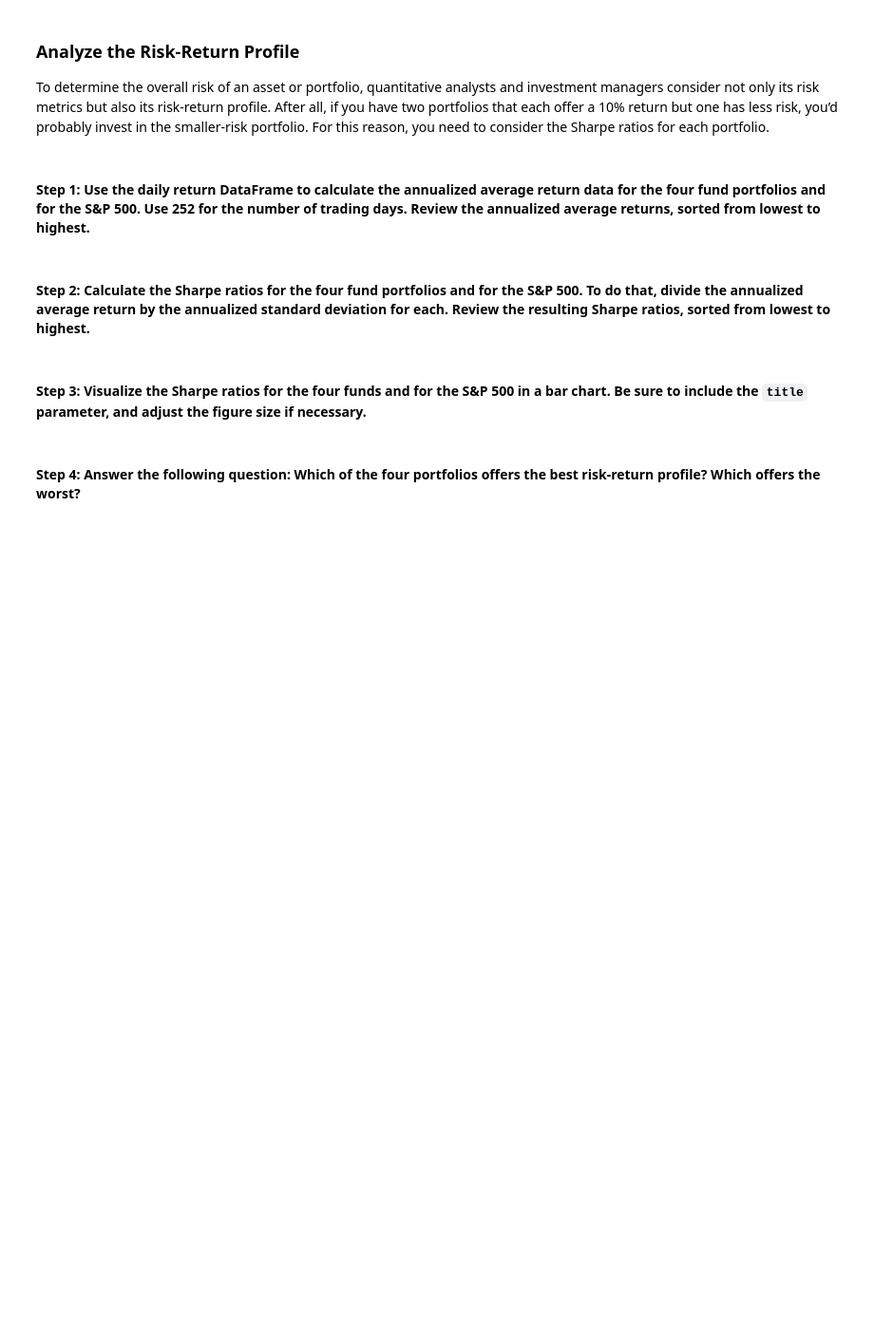
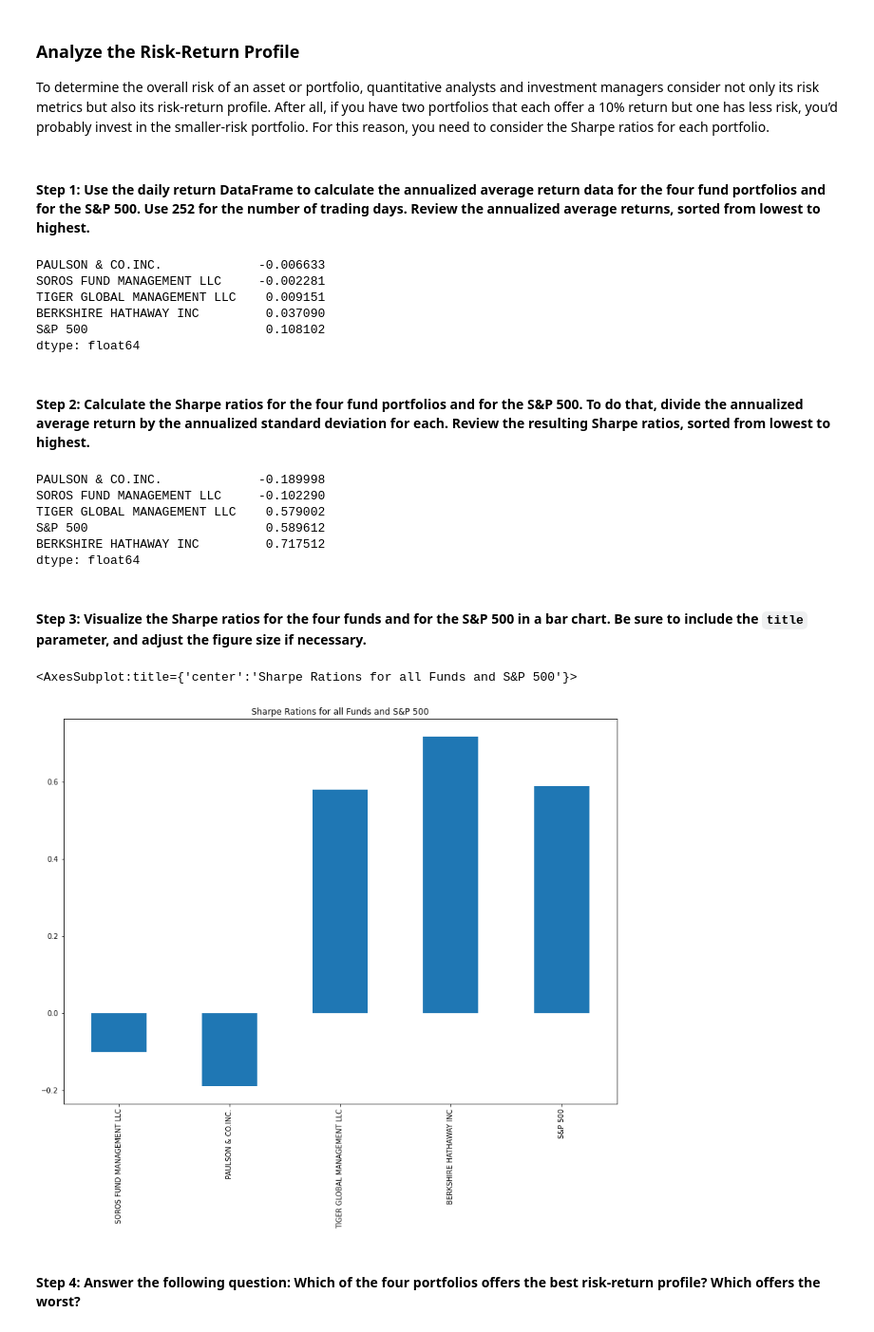
Before and after one commit to jblidell/Challenge_4, a Jupyter notebook: Starter_Code/risk_return_analysis.ipynb, the cells around one changed output. Shown at 95% size. Drawn from its saved outputs; the diff is of its cells as text; code cells hidden in the pictures; blank space fills up the shorter version.

```diff
--- a/Starter_Code/risk_return_analysis.ipynb
+++ b/Starter_Code/risk_return_analysis.ipynb
@@ -309,19 +335,38 @@ To determine the overall risk of an asset or portfolio, quantitative analysts an
 # Calculate the annual average return data for the for fund portfolios and the S&P 500
 # Use 252 as the number of trading days in the year
 # Review the annual average returns sorted from lowest to highest
-# YOUR CODE HERE
+whale_annual_returns = whale_df_daily.mean() * 252
+whale_annual_returns.sort_values()
+# %% [output]
+PAULSON & CO.INC.             -0.006633
+SOROS FUND MANAGEMENT LLC     -0.002281
+TIGER GLOBAL MANAGEMENT LLC    0.009151
+BERKSHIRE HATHAWAY INC         0.037090
+S&P 500                        0.108102
+dtype: float64
 # %% [markdown]
 #### Step 2: Calculate the Sharpe ratios for the four fund portfolios and for the S&P 500. To do that, divide the annualized average return by the annualized standard deviation for each. Review the resulting Sharpe ratios, sorted from lowest to highest.
 # %%
 # Calculate the annualized Sharpe Ratios for each of the 4 portfolios and the S&P 500.
 # Review the Sharpe ratios sorted lowest to highest
-# YOUR CODE HERE
+whales_SR = whale_annual_returns / annualized_sd
+whales_SR.sort_values()
+# %% [output]
+PAULSON & CO.INC.             -0.189998
+SOROS FUND MANAGEMENT LLC     -0.102290
+TIGER GLOBAL MANAGEMENT LLC    0.579002
+S&P 500                        0.589612
+BERKSHIRE HATHAWAY INC         0.717512
+dtype: float64
 # %% [markdown]
 #### Step 3: Visualize the Sharpe ratios for the four funds and for the S&P 500 in a bar chart. Be sure to include the `title` parameter, and adjust the figure size if necessary.
 # %%
 # Visualize the Sharpe ratios as a bar chart
 # Include a title parameter and adjust the figure size
-# YOUR CODE HERE
+whales_SR.plot(kind="bar", figsize=(14,10), title="Sharpe Rations for all Funds and S&P 500")
+# %% [output]
+<AxesSubplot:title={'center':'Sharpe Rations for all Funds and S&P 500'}>
+[figure, added]
 # %% [markdown]
 #### Step 4: Answer the following question: Which of the four portfolios offers the best risk-return profile? Which offers the worst?
 # %% [markdown]
```
Also changed, not shown: parts of 9 cells of this notebook, 1 other file.
